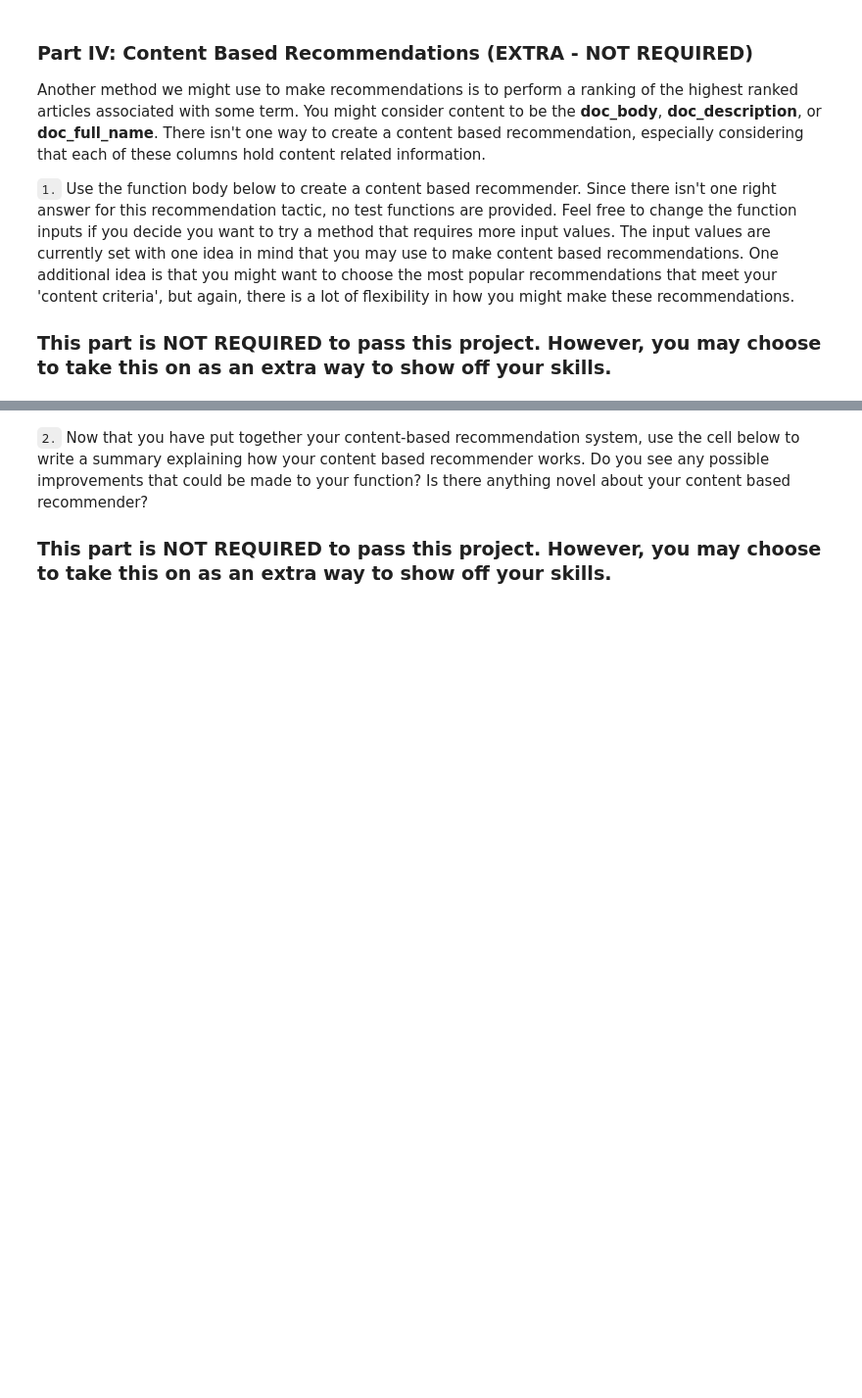
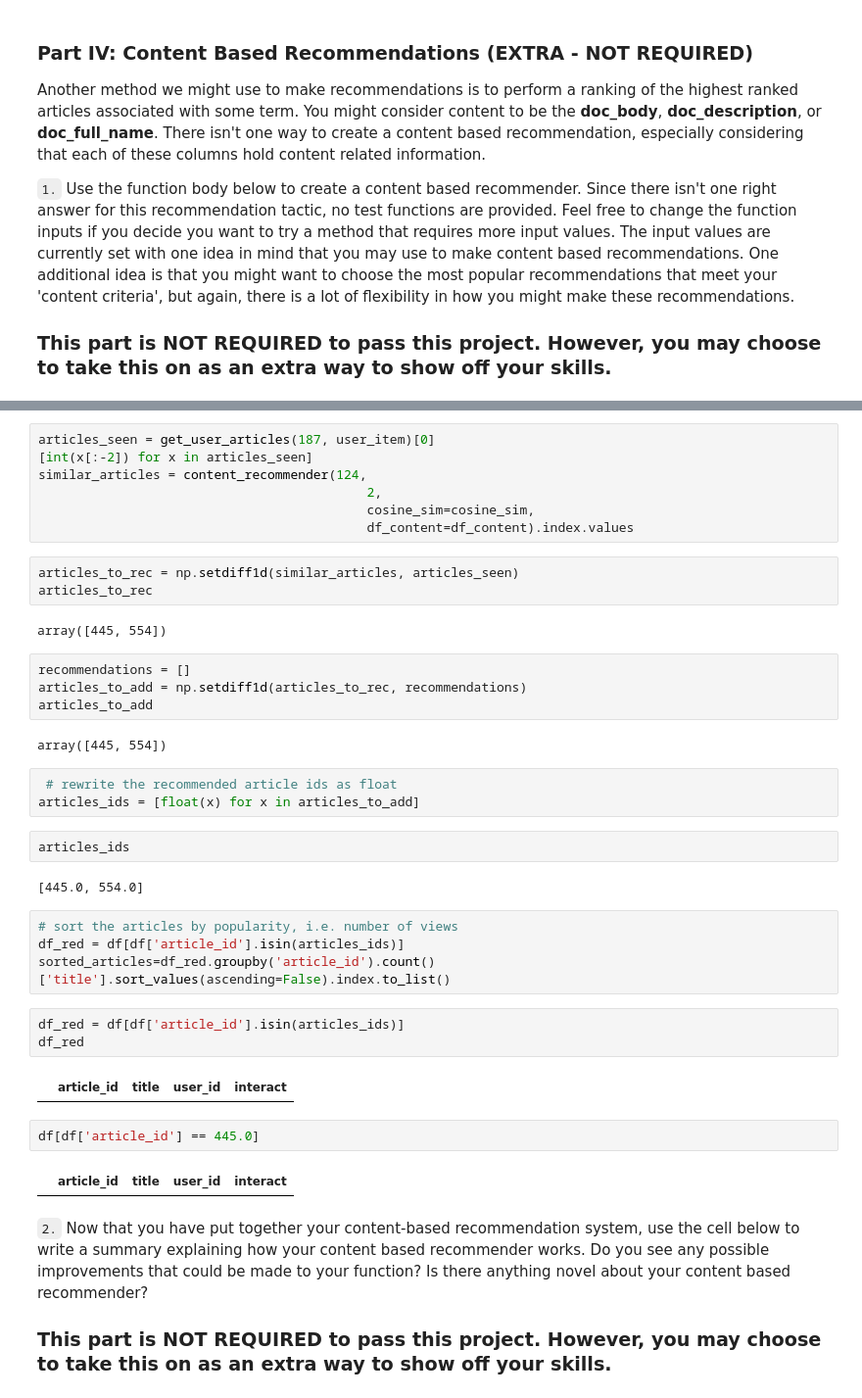
Before and after one commit to SolanaO/Recommendation_Systems, a Jupyter notebook: Recommendations_with_IBM.ipynb, the cells around one changed output, grey strips where cells are left out. Shown at 98% size. Drawn from its saved outputs; the diff is of its cells as text; blank space fills up the shorter version.

```diff
--- a/Recommendations_with_IBM.ipynb
+++ b/Recommendations_with_IBM.ipynb
@@ -908,3 +1236,41 @@ def make_content_recs():
+# %%
+articles_seen = get_user_articles(187, user_item)[0]
+[int(x[:-2]) for x in articles_seen]
+similar_articles = content_recommender(124,
+                                           2,
+                                           cosine_sim=cosine_sim,
+                                           df_content=df_content).index.values
+# %%
+articles_to_rec = np.setdiff1d(similar_articles, articles_seen)
+articles_to_rec
+# %% [output]
+array([445, 554])
+# %%
+recommendations = []
+articles_to_add = np.setdiff1d(articles_to_rec, recommendations)
+articles_to_add
+# %% [output]
+array([445, 554])
+# %%
+ # rewrite the recommended article ids as float
+articles_ids = [float(x) for x in articles_to_add]
+# %%
+articles_ids
+# %% [output]
+[445.0, 554.0]
+# %%
+# sort the articles by popularity, i.e. number of views
+df_red = df[df['article_id'].isin(articles_ids)]
+sorted_articles=df_red.groupby('article_id').count()['title'].sort_values(ascending=False).index.to_list()
+# %%
+df_red = df[df['article_id'].isin(articles_ids)]
+df_red
+# %% [output]
+|  | article_id | title | user_id | interact |
+# %%
+df[df['article_id'] == 445.0]
+# %% [output]
+|  | article_id | title | user_id | interact |
 # %% [markdown]
 `2.` Now that you have put together your content-based recommendation system, use the cell below to write a summary explaining how your content based recommender works.  Do you see any possible improvements that could be made to your function?  Is there anything novel about your content based recommender?
 
```
Also changed, not shown: parts of 35 cells of this notebook.
